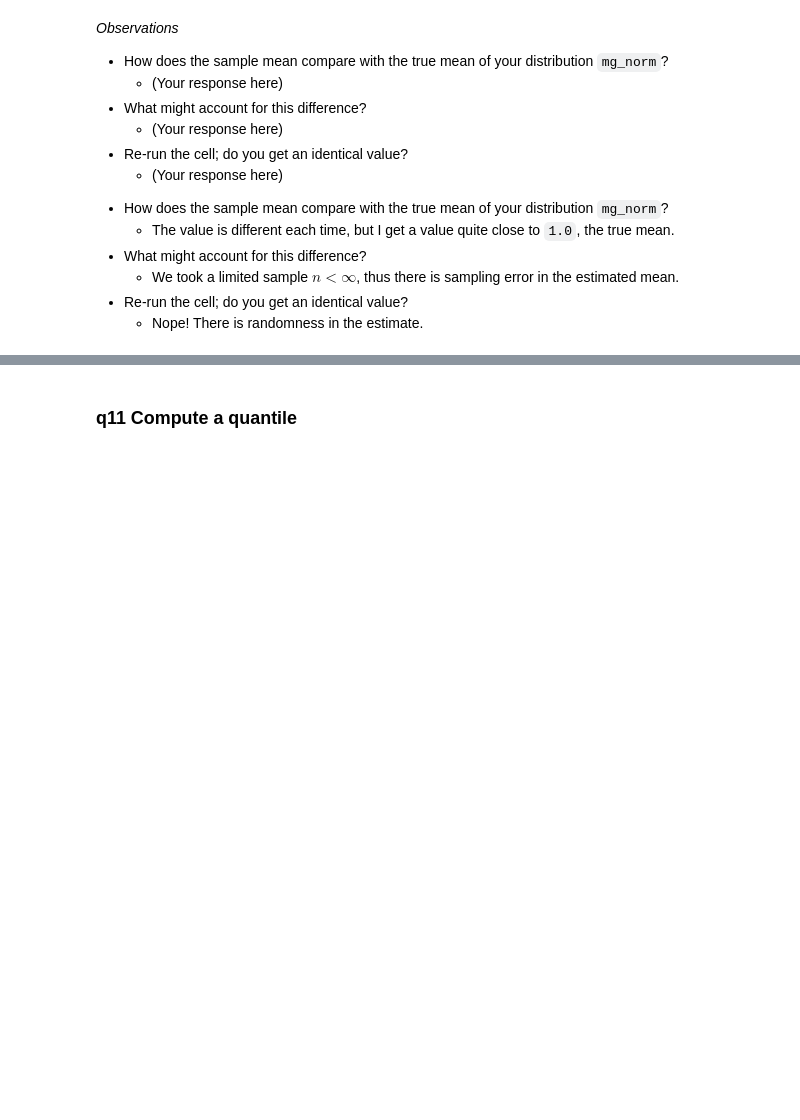
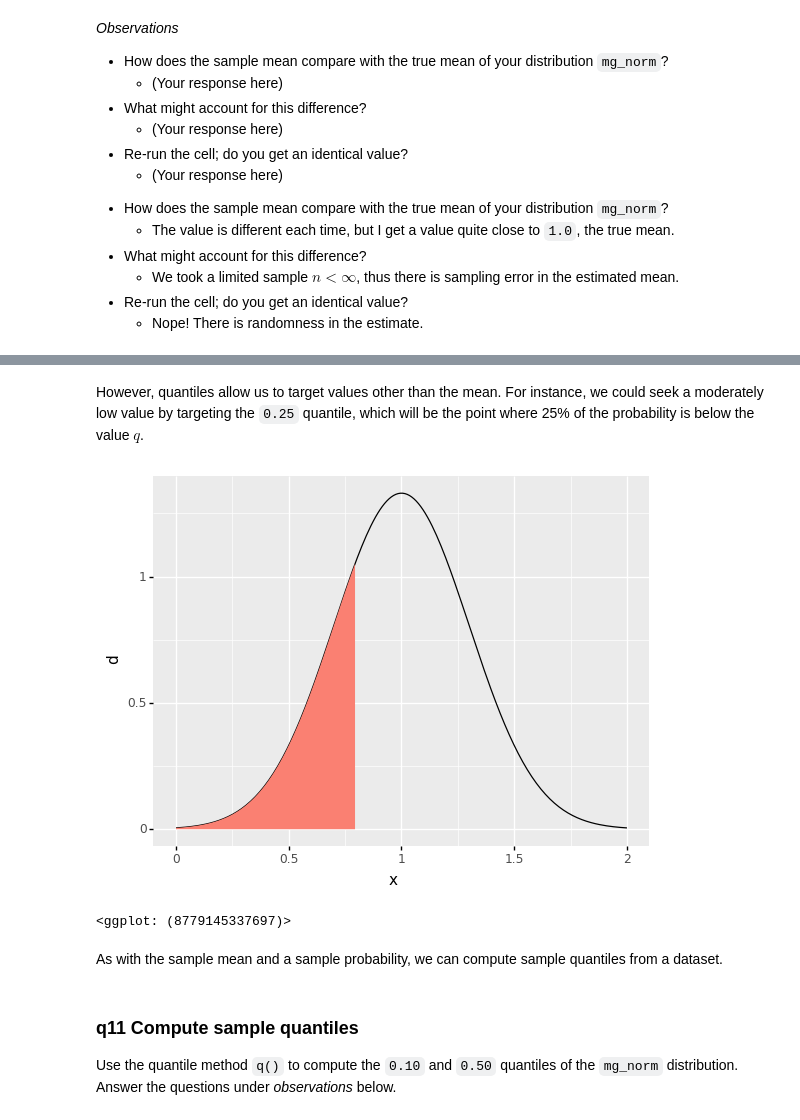
Before and after one commit to zdelrosario/evc-course, a Jupyter notebook: exercises/e-stat04-distributions-master.ipynb, the cells around one changed output, grey strips where cells are left out. Saved outputs shown, nothing was run; the diff lists cells and outputs as text; code cells hidden in the pictures; blank space fills up the shorter version.

```diff
--- a/exercises/e-stat04-distributions-master.ipynb
+++ b/exercises/e-stat04-distributions-master.ipynb
@@ -589,3 +750,35 @@ Quantiles "turn around" the idea of probability. With probability we start with
+# %% [markdown]
+However, quantiles allow us to target values other than the mean. For instance, we could seek a moderately low value by targeting the `0.25` quantile, which will be the point where 25% of the probability is below the value $q$.
+# %%
+## NOTE: No need to edit; run and inspect
+# Compute the 0.25 quantile
+q_lo = mg_norm.q(0.25)
+
+# Visualize
+df_tmp = (
+    gr.df_make(x=gr.linspace(0, 2, 200))
+    >> gr.tf_mutate(d=mg_norm.d(DF.x))
+)
+
+(
+    df_tmp
+    >> gr.ggplot(gr.aes("x", "d"))
+    + gr.geom_line()
+    + gr.geom_ribbon(
+        data=df_tmp
+        >> gr.tf_filter(0.0 <= DF.x, DF.x <= q_lo),
+        mapping=gr.aes(ymin=0, ymax="d"),
+        fill="salmon",
+        color=None,
+    )
+)
+# %% [output]
+[figure, added]
+<ggplot: (8779145337697)>
+# %% [markdown]
+As with the sample mean and a sample probability, we can compute sample quantiles from a dataset.
 # %% [markdown]
-### __q11__ Compute a quantile
+### __q11__ Compute sample quantiles
+
+Use the quantile method `q()` to compute the `0.10` and `0.50` quantiles of the `mg_norm` distribution. Answer the questions under *observations* below.
 # %%
```
Also changed, not shown: parts of 47 cells of this notebook.
